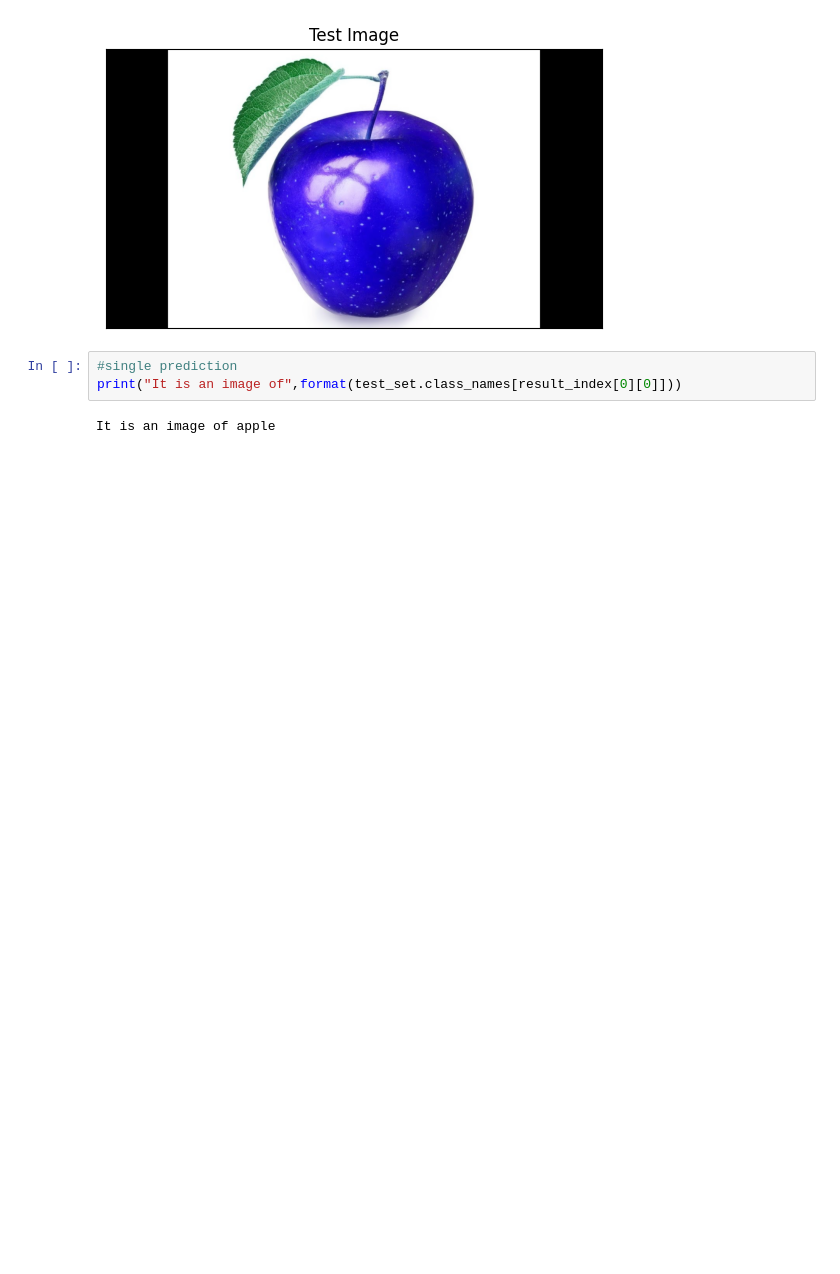
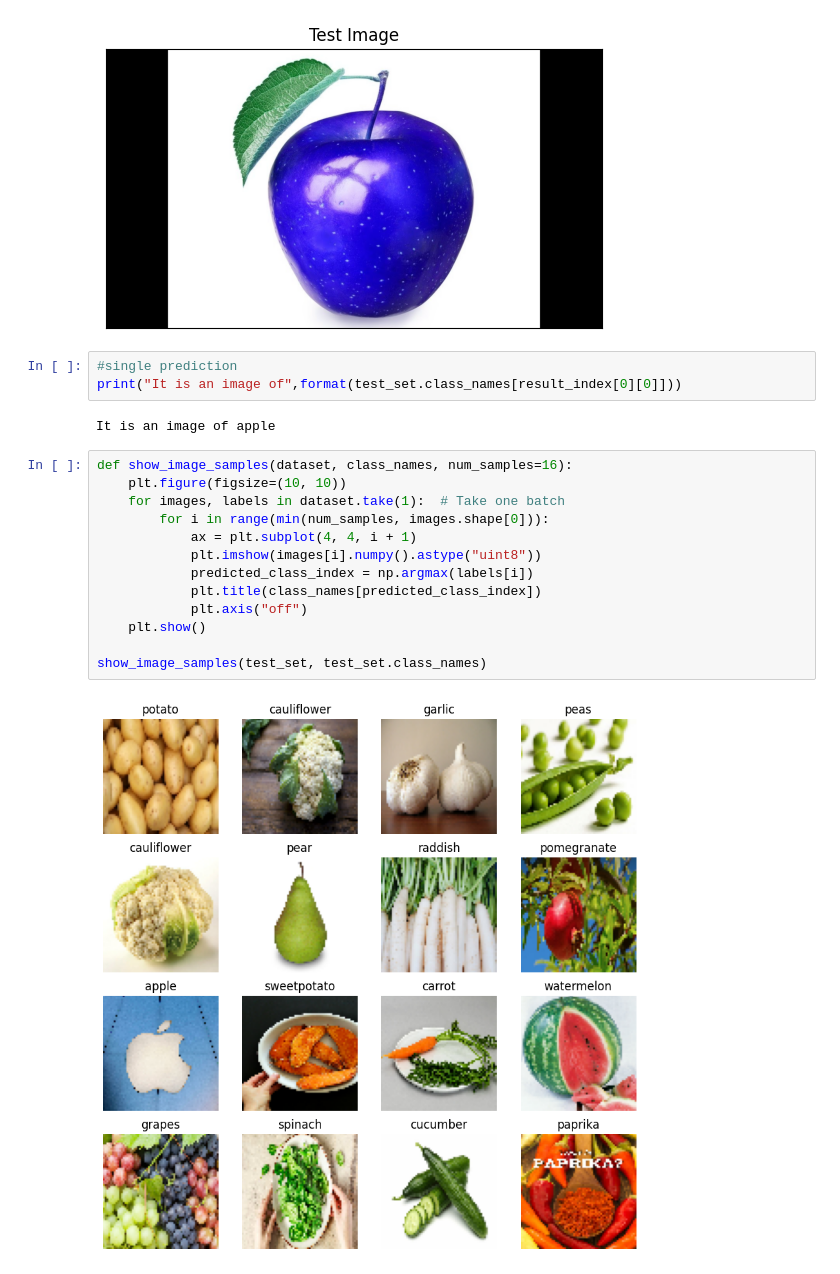
Before and after one commit to harshneyvijay/Automated-Fruit-And-Veg-Identification, a Jupyter notebook: testingmodel.ipynb, the cells around one changed output. Saved outputs shown, nothing was run; the diff lists cells and outputs as text; blank space fills up the shorter version.

```diff
--- a/testingmodel.ipynb
+++ b/testingmodel.ipynb
@@ -133,3 +131,18 @@ plt.show()
 print("It is an image of",format(test_set.class_names[result_index[0][0]]))
 # %% [output]
 It is an image of apple
+# %%
+def show_image_samples(dataset, class_names, num_samples=16):
+    plt.figure(figsize=(10, 10))
+    for images, labels in dataset.take(1):  # Take one batch
+        for i in range(min(num_samples, images.shape[0])):
+            ax = plt.subplot(4, 4, i + 1)
+            plt.imshow(images[i].numpy().astype("uint8"))
+            predicted_class_index = np.argmax(labels[i])
+            plt.title(class_names[predicted_class_index])
+            plt.axis("off")
+    plt.show()
+
+show_image_samples(test_set, test_set.class_names)
+# %% [output]
+[figure, added]
```
Also changed, not shown: parts of 1 cell of this notebook.
